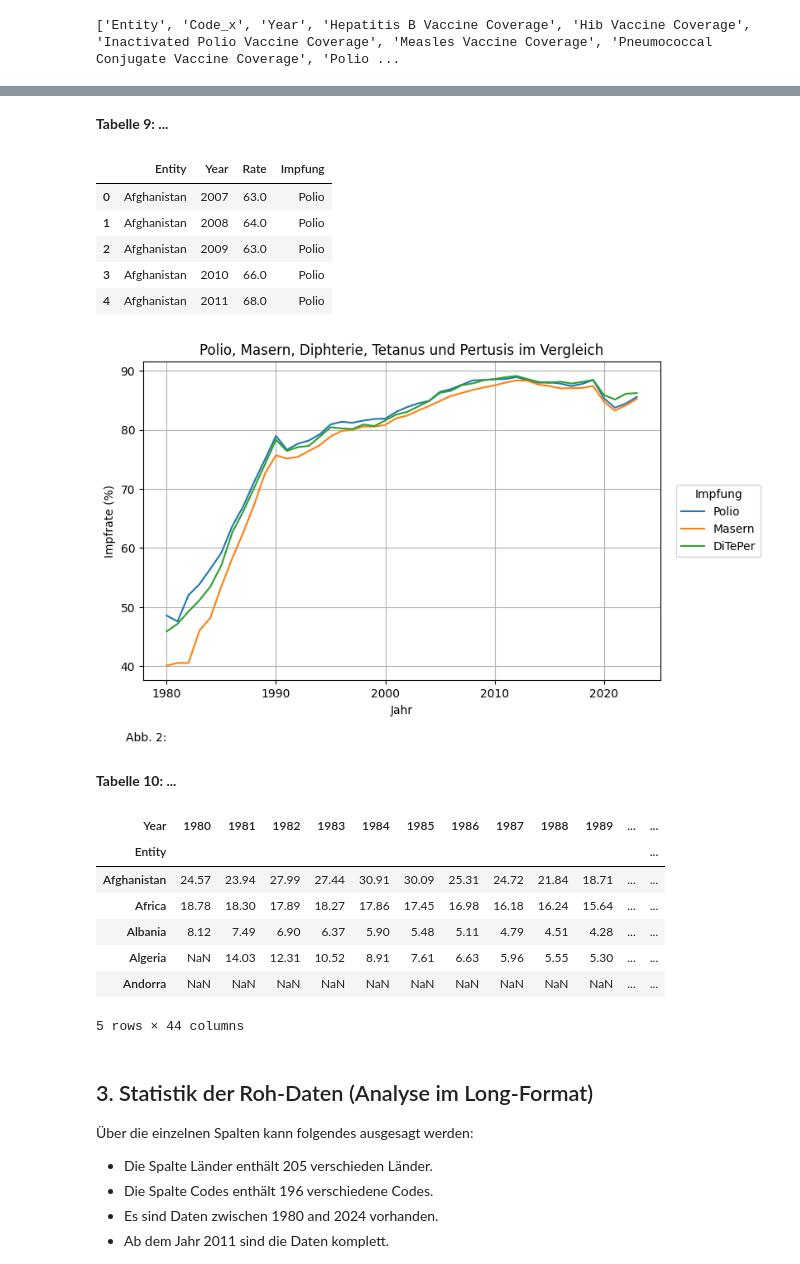
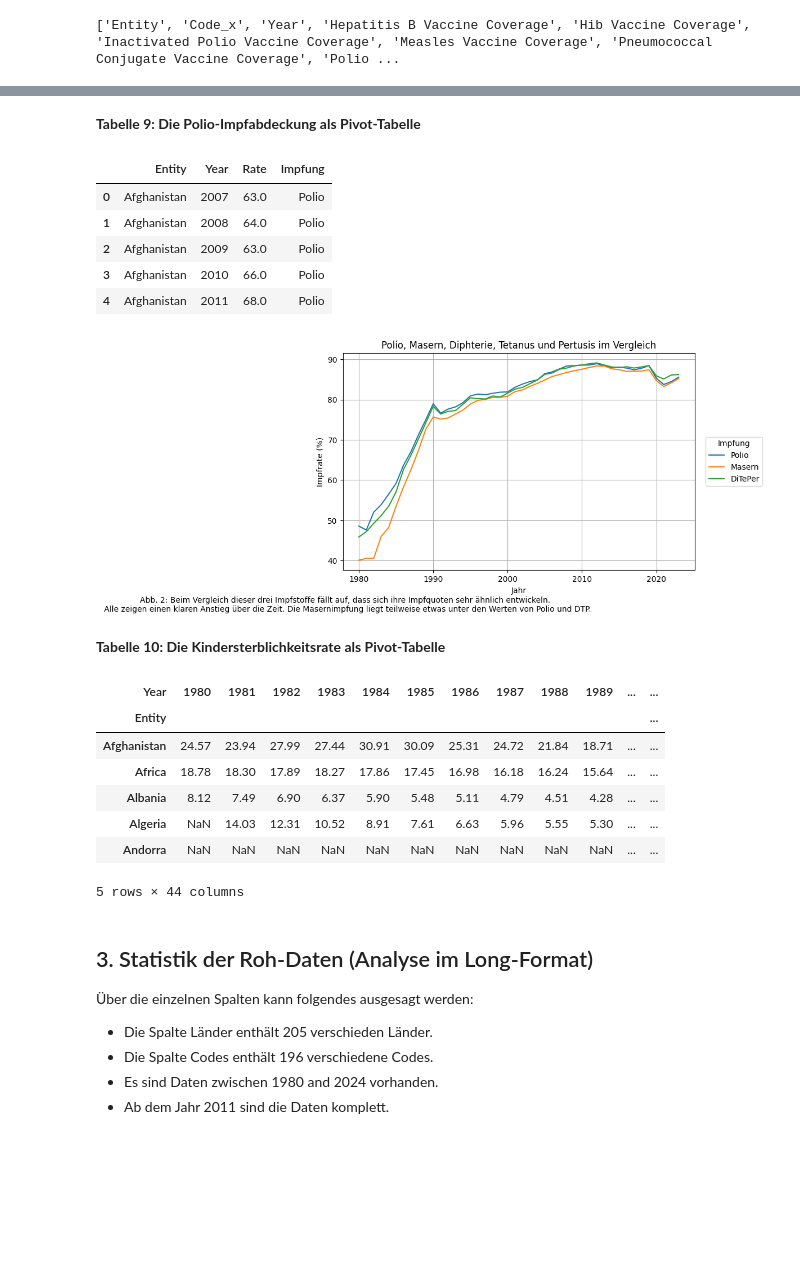
Before and after one commit to gandlea/LN-2-HS2025, a Jupyter notebook: Leistungsnachweis.ipynb, the cells around one changed output, grey strips where cells are left out. Drawn from its saved outputs; the diff is of its cells as text; code cells hidden in the pictures; blank space fills up the shorter version.

```diff
--- a/Leistungsnachweis.ipynb
+++ b/Leistungsnachweis.ipynb
@@ -185,7 +198,7 @@ df_pivot_diteper.head()
 | Andorra | NaN | NaN | NaN | NaN | NaN | NaN | NaN | NaN | NaN | NaN | ... | ... |
 5 rows × 44 columns
 # %%
-display(Markdown("**Tabelle 9: ...**"))
+display(Markdown("**Tabelle 9: Die Polio-Impfabdeckung als Pivot-Tabelle**"))
 polio = rename_df[["Entity", "Year", "Polio Vaccine Coverage"]].copy()
 polio = polio.rename(columns={"Polio Vaccine Coverage": "Rate"})
 polio["Impfung"] = "Polio"
@@ -203,7 +216,7 @@ df_concat = pd.concat([polio, measles, diteper], axis=0, ignore_index=True)
 
 df_concat.head()
 # %% [output]
-**Tabelle 9: ...**
+**Tabelle 9: Die Polio-Impfabdeckung als Pivot-Tabelle**
 |  | Entity | Year | Rate | Impfung |
 | 0 | Afghanistan | 2007 | 63.0 | Polio |
 | 1 | Afghanistan | 2008 | 64.0 | Polio |
@@ -213,23 +226,23 @@ df_concat.head()
 # %%
 fig, ax = plt.subplots(figsize=(10, 5))  # <-- hier Breite/Höhe einstellen (ev. 10, 6)
 
 sns.lineplot(data=df_concat, x="Year", y="Rate", hue="Impfung",errorbar=None, ax=ax) #, ax=ax)
 ax.legend(title="Impfung", loc="center left", bbox_to_anchor=(1.02, 0.5))
 fig.subplots_adjust(right=0.75)  # <-- macht Platz für die Legende rechts
 plt.title("Polio, Masern, Diphterie, Tetanus und Pertusis im Vergleich")
 plt.xlabel("Jahr")
 plt.ylabel("Impfrate (%)")
 plt.grid(True)
-plt.text(0.01, -0.2, "Abb. 2: ", ha='center', va='bottom', transform=ax.transAxes)
+plt.text(0.01, -0.2, "Abb. 2: Beim Vergleich dieser drei Impfstoffe fällt auf, dass sich ihre Impfquoten sehr ähnlich entwickeln. \n Alle zeigen einen klaren Anstieg über die Zeit. Die Masernimpfung liegt teilweise etwas unter den Werten von Polio und DTP.", ha='center', va='bottom', transform=ax.transAxes)
 plt.show()
 # %% [output]
-[figure, old version]
+[figure, new version]
 # %%
-display(Markdown("**Tabelle 10: ...**"))
+display(Markdown("**Tabelle 10: Die Kindersterblichkeitsrate als Pivot-Tabelle**"))
 df_pivot_mort = rename_df.pivot(index='Entity', columns="Year", values= 'Child Mortality Rate')
 df_pivot_mort.head()
 # %% [output]
-**Tabelle 10: ...**
+**Tabelle 10: Die Kindersterblichkeitsrate als Pivot-Tabelle**
 | Year | 1980 | 1981 | 1982 | 1983 | 1984 | 1985 | 1986 | 1987 | 1988 | 1989 | ... | ... |
 | Entity |  |  |  |  |  |  |  |  |  |  |  | ... |
 | Afghanistan | 24.57 | 23.94 | 27.99 | 27.44 | 30.91 | 30.09 | 25.31 | 24.72 | 21.84 | 18.71 | ... | ... |
```
Also changed, not shown: parts of 19 cells of this notebook, 1 other file.
